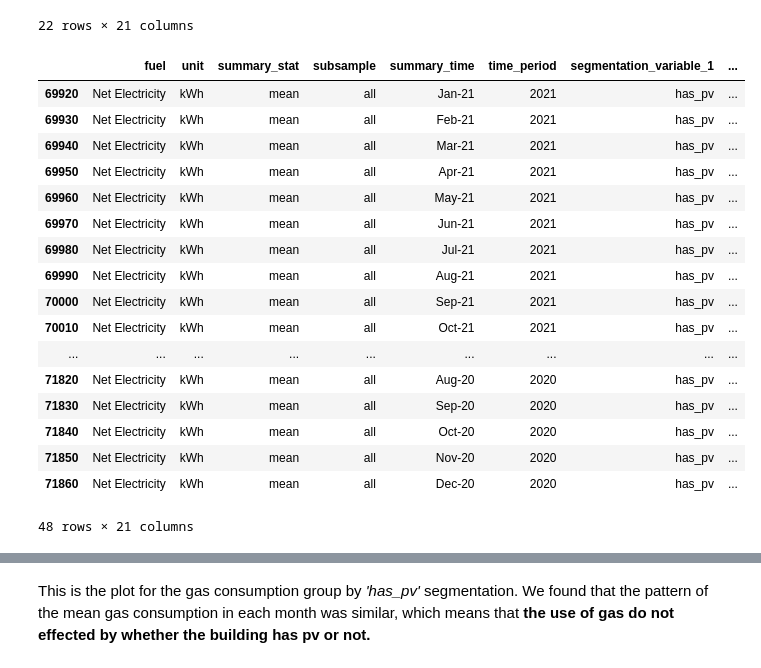
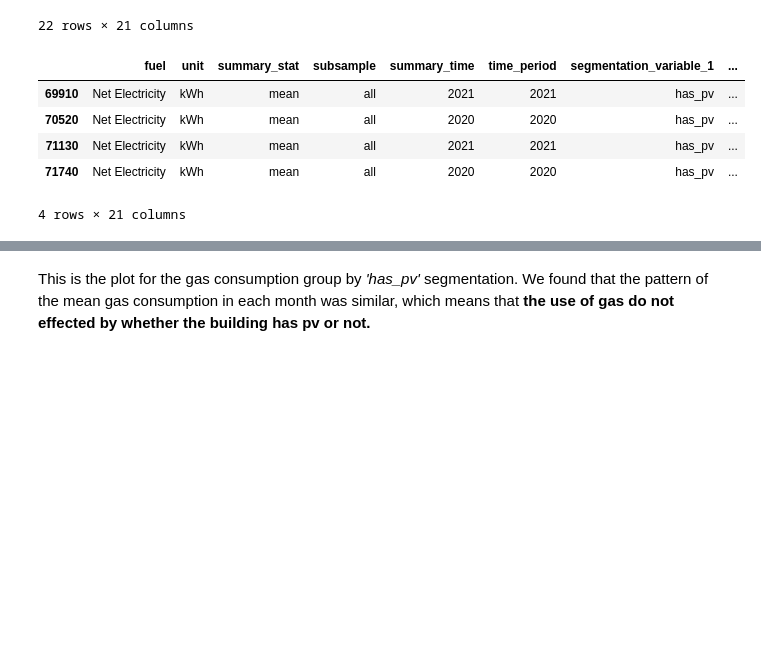
Before and after one commit to Mittif/energy-pattern-visualization, a Jupyter notebook: commondata.ipynb, the cells around one changed output, grey strips where cells are left out. Cells and saved outputs as stored; diff of their text form; code cells hidden in the pictures; blank space fills up the shorter version.

```diff
--- a/commondata.ipynb
+++ b/commondata.ipynb
@@ -137,51 +137,39 @@ def get_pv_annual_data(dataframe, fuel, summary_stat):
             & (dataframe['summary_time'] != 'heating_season_2019_2020')
             & (dataframe['summary_time'] != 'heating_season_2020_2021')
             & ((dataframe['summary_time'] == '2020') | (dataframe['summary_time'] == '2021'))
             & (dataframe['mean_hdd'])]
     return pv_annual_data
 
 def get_pv_heating_season_data(dataframe, fuel, summary_stat):
     pv_heating_season_data = dataframe.loc[(dataframe['segmentation_variable_1'] == 'has_pv')
             & (dataframe['summary_stat'] == summary_stat)
             & (dataframe['fuel'] == fuel)
             & ((dataframe['summary_time'] == 'heating_season_2019_2020')
             | (dataframe['summary_time'] == 'heating_season_2020_2021'))
             & (dataframe['summary_time'] != '2020')
             & (dataframe['summary_time'] != '2021')
             & (dataframe['mean_hdd'])]
     return pv_heating_season_data
 
 def get_pv_monthly_data(dataframe, fuel, summary_stat):
     pv_monthly_data = dataframe.loc[(dataframe['segmentation_variable_1'] == 'has_pv')
             & (dataframe['summary_stat'] == summary_stat)
             & (dataframe['fuel'] == fuel)
             & (dataframe['summary_time'] != 'heating_season_2019_2020')
             & (dataframe['summary_time'] != 'heating_season_2020_2021')
             & (dataframe['summary_time'] != '2020')
             & (dataframe['summary_time'] != '2021')
             & (dataframe['mean_hdd'])]
     return pv_monthly_data
 
-get_pv_monthly_data(dataset, fuel='Net Electricity', summary_stat='mean')
+get_pv_annual_data(dataset, fuel='Net Electricity', summary_stat='mean')
 # %% [output]
 |  | fuel | unit | summary_stat | subsample | summary_time | time_period | segmentation_variable_1 | ... |
-| 69920 | Net Electricity | kWh | mean | all | Jan-21 | 2021 | has_pv | ... |
-| 69930 | Net Electricity | kWh | mean | all | Feb-21 | 2021 | has_pv | ... |
-| 69940 | Net Electricity | kWh | mean | all | Mar-21 | 2021 | has_pv | ... |
-| 69950 | Net Electricity | kWh | mean | all | Apr-21 | 2021 | has_pv | ... |
-| 69960 | Net Electricity | kWh | mean | all | May-21 | 2021 | has_pv | ... |
-| 69970 | Net Electricity | kWh | mean | all | Jun-21 | 2021 | has_pv | ... |
-| 69980 | Net Electricity | kWh | mean | all | Jul-21 | 2021 | has_pv | ... |
-| 69990 | Net Electricity | kWh | mean | all | Aug-21 | 2021 | has_pv | ... |
-| 70000 | Net Electricity | kWh | mean | all | Sep-21 | 2021 | has_pv | ... |
-| 70010 | Net Electricity | kWh | mean | all | Oct-21 | 2021 | has_pv | ... |
-| ... | ... | ... | ... | ... | ... | ... | ... | ... |
-| 71820 | Net Electricity | kWh | mean | all | Aug-20 | 2020 | has_pv | ... |
-| 71830 | Net Electricity | kWh | mean | all | Sep-20 | 2020 | has_pv | ... |
-| 71840 | Net Electricity | kWh | mean | all | Oct-20 | 2020 | has_pv | ... |
-| 71850 | Net Electricity | kWh | mean | all | Nov-20 | 2020 | has_pv | ... |
-| 71860 | Net Electricity | kWh | mean | all | Dec-20 | 2020 | has_pv | ... |
+| 69910 | Net Electricity | kWh | mean | all | 2021 | 2021 | has_pv | ... |
+| 70520 | Net Electricity | kWh | mean | all | 2020 | 2020 | has_pv | ... |
+| 71130 | Net Electricity | kWh | mean | all | 2021 | 2021 | has_pv | ... |
+| 71740 | Net Electricity | kWh | mean | all | 2020 | 2020 | has_pv | ... |
-48 rows × 21 columns
+4 rows × 21 columns
 # %%
 fig_pv_monthly_gas = px.line(summary_time_year_remove(get_pv_monthly_data(dataset, fuel='Gas', summary_stat='mean')),
                x="summary_time", y="value", color="segment_1_value",
```
Also changed, not shown: 25 other files.
